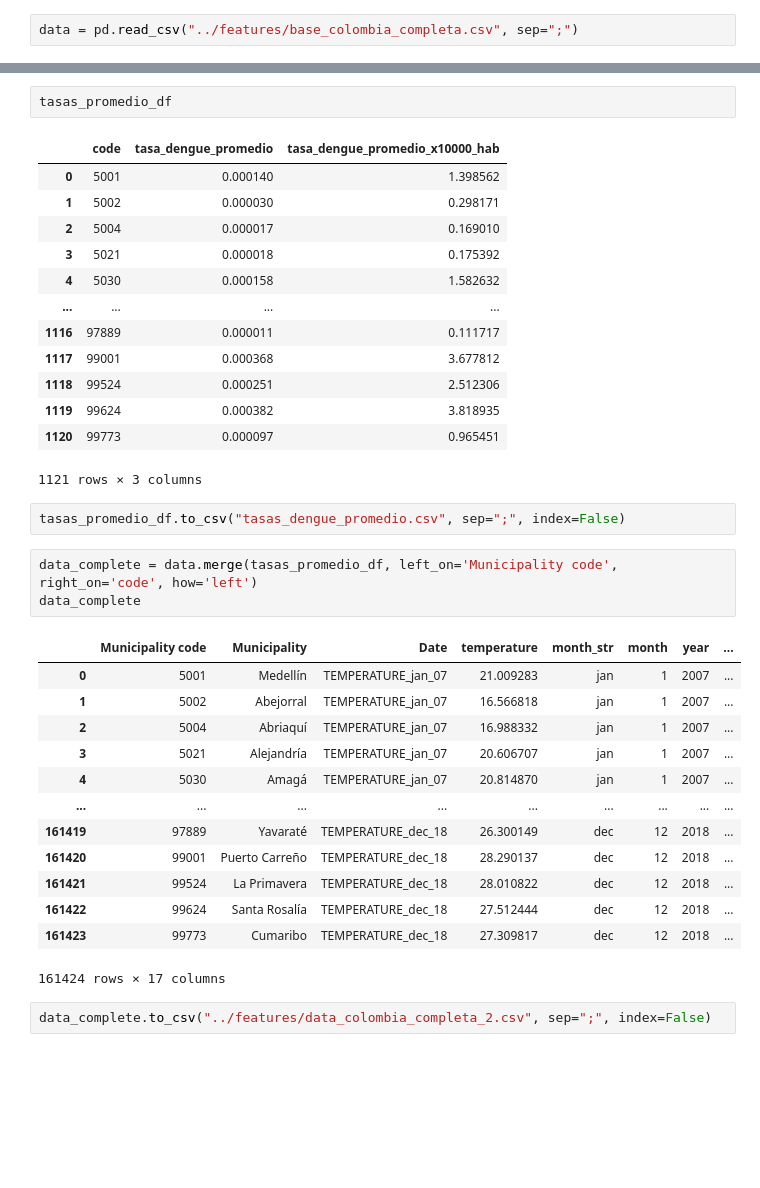
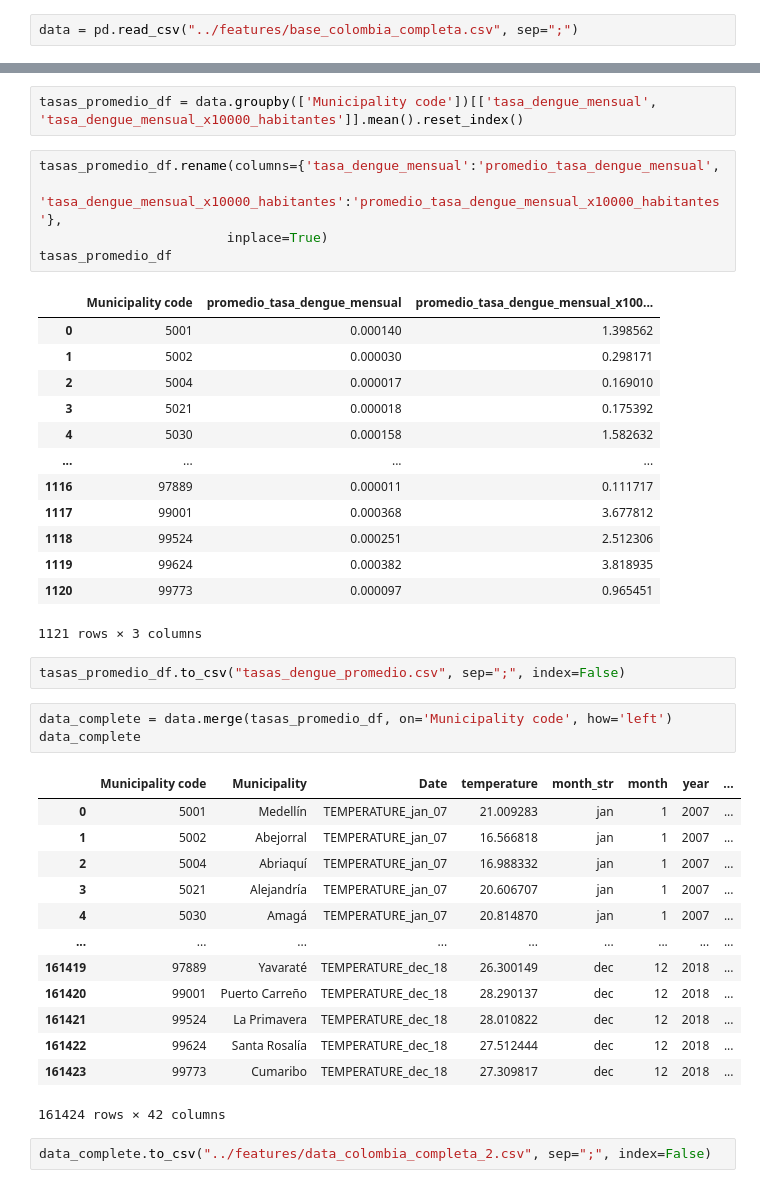
Before and after one commit to cposada8/dataton_make_health, a Jupyter notebook: EDA/Generate_risk_level.ipynb, the cells around one changed output, grey strips where cells are left out. Drawn from its saved outputs; the diff is of its cells as text; blank space fills up the shorter version.

Commit message:
generated the complete data version 3

```diff
--- a/EDA/Generate_risk_level.ipynb
+++ b/EDA/Generate_risk_level.ipynb
@@ -38,7 +42,12 @@ tasas_promedio_df["tasa_dengue_promedio_x10000_hab"] = tasas_promedio_df["tasa_d
+# %%
+tasas_promedio_df = data.groupby(['Municipality code'])[['tasa_dengue_mensual', 'tasa_dengue_mensual_x10000_habitantes']].mean().reset_index()
 # %%
+tasas_promedio_df.rename(columns={'tasa_dengue_mensual':'promedio_tasa_dengue_mensual',
+                                 'tasa_dengue_mensual_x10000_habitantes':'promedio_tasa_dengue_mensual_x10000_habitantes'},
+                        inplace=True)
 tasas_promedio_df
 # %% [output]
-|  | code | tasa_dengue_promedio | tasa_dengue_promedio_x10000_hab |
+|  | Municipality code | promedio_tasa_dengue_mensual | promedio_tasa_dengue_mensual_x100... |
 | 0 | 5001 | 0.000140 | 1.398562 |
 | 1 | 5002 | 0.000030 | 0.298171 |
 | 2 | 5004 | 0.000017 | 0.169010 |
@@ -54,7 +63,7 @@ tasas_promedio_df
 # %%
 tasas_promedio_df.to_csv("tasas_dengue_promedio.csv", sep=";", index=False)
 # %%
-data_complete = data.merge(tasas_promedio_df, left_on='Municipality code', right_on='code', how='left')
+data_complete = data.merge(tasas_promedio_df, on='Municipality code', how='left')
 data_complete
 # %% [output]
 |  | Municipality code | Municipality | Date | temperature | month_str | month | year | ... |
@@ -69,6 +78,6 @@ data_complete
 | 161421 | 99524 | La Primavera | TEMPERATURE_dec_18 | 28.010822 | dec | 12 | 2018 | ... |
 | 161422 | 99624 | Santa Rosalía | TEMPERATURE_dec_18 | 27.512444 | dec | 12 | 2018 | ... |
 | 161423 | 99773 | Cumaribo | TEMPERATURE_dec_18 | 27.309817 | dec | 12 | 2018 | ... |
-161424 rows × 17 columns
+161424 rows × 42 columns
 # %%
 data_complete.to_csv("../features/data_colombia_completa_2.csv", sep=";", index=False)
```
Also changed, not shown: parts of 6 cells of this notebook, 6 other files.
